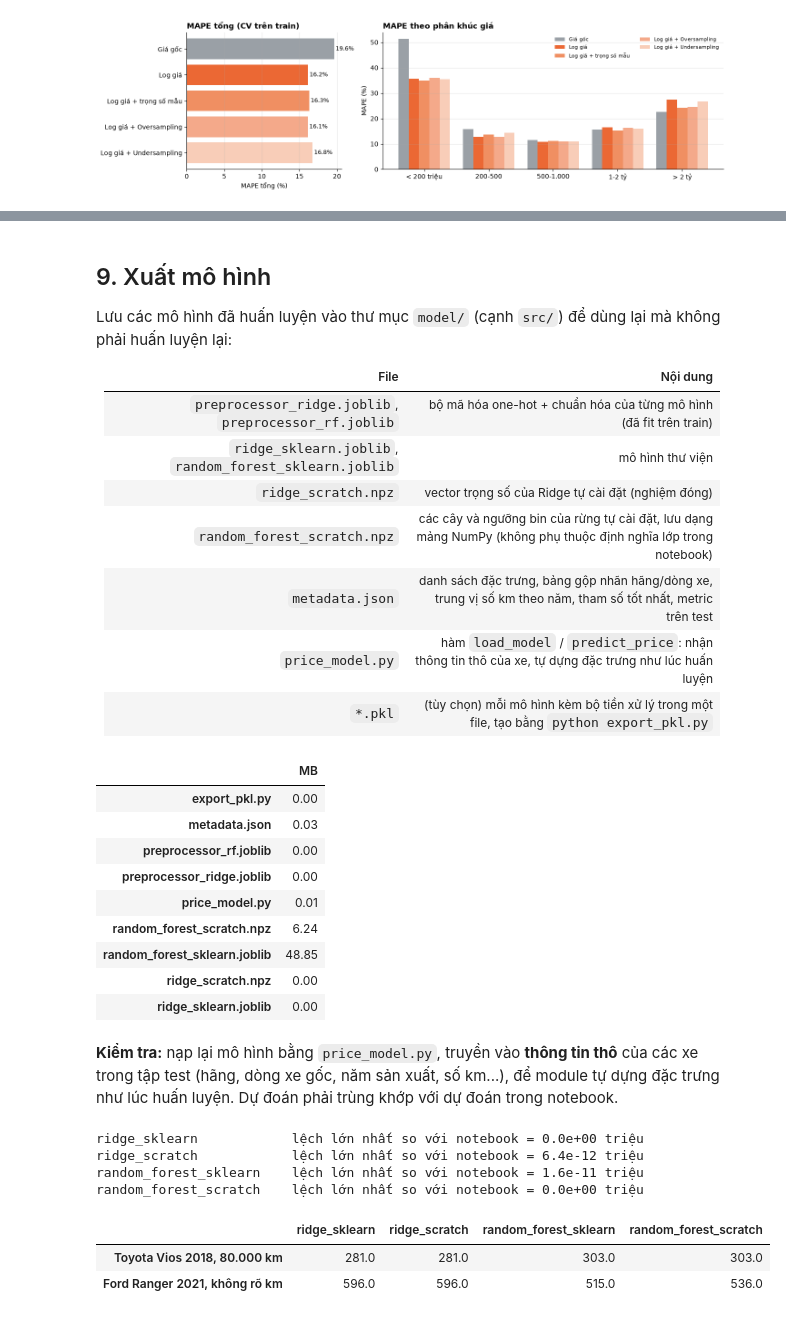
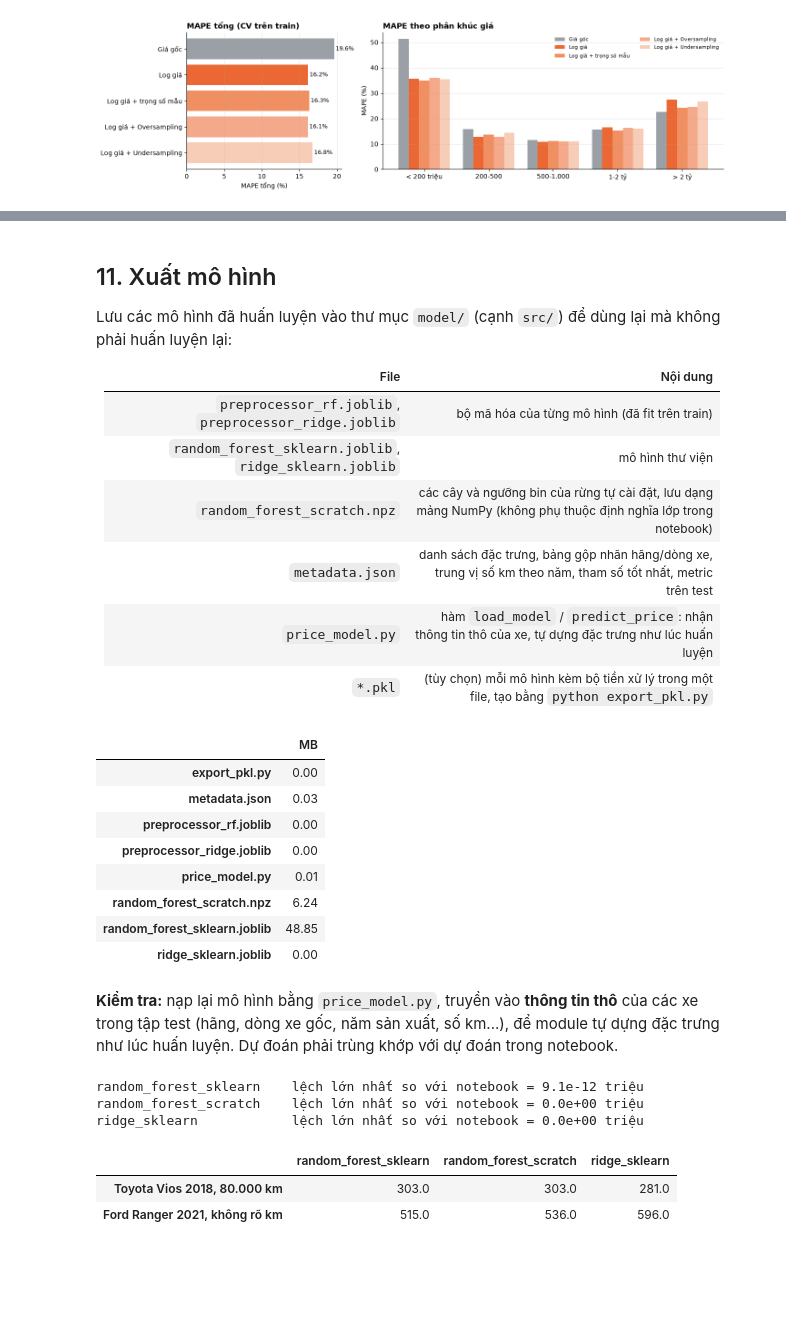
Before and after one commit to tiendc57/DataScience, a Jupyter notebook: src/model.ipynb, the cells around one changed output, grey strips where cells are left out. Saved outputs shown, nothing was run; the diff lists cells and outputs as text; code cells hidden in the pictures; blank space fills up the shorter version.

```diff
--- a/src/model.ipynb
+++ b/src/model.ipynb
@@ -755,11 +628,10 @@ res[seg_cols].round(3)
 | Random Forest - thư viện | 0.347 | 0.117 | 0.109 | 0.157 | 0.270 |
 | Random Forest - tự cài đặt | 0.356 | 0.116 | 0.108 | 0.158 | 0.304 |
 # %%
-SHOW = ["Ridge - thư viện", "Ridge - tự cài đặt (nghiệm đóng)", "Random Forest - thư viện", "Random Forest - tự cài đặt"]
+SHOW = ["Ridge - thư viện", "Random Forest - thư viện", "Random Forest - tự cài đặt"]
 SHORT = {"Baseline (trung vị)": "Baseline", "Ridge - thư viện": "Ridge (thư viện)",
-         "Ridge - tự cài đặt (nghiệm đóng)": "Ridge (tự cài đặt)", "Ridge - tự cài đặt (GD)": "Ridge (tự cài đặt, GD)",
          "Random Forest - thư viện": "RF (thư viện)", "Random Forest - tự cài đặt": "RF (tự cài đặt)"}
-COL = {"Baseline (trung vị)": GRAY, "Ridge - thư viện": BLUE, "Ridge - tự cài đặt (nghiệm đóng)": LIGHT_BLUE,
+COL = {"Baseline (trung vị)": GRAY, "Ridge - thư viện": BLUE,
        "Random Forest - thư viện": ORANGE, "Random Forest - tự cài đặt": LIGHT_ORANGE}
 
 fig, axes = plt.subplots(1, 2, figsize=(13, 4))
@@ -788,10 +660,10 @@ w = 0.8 / len(SHOW)
 x = np.arange(len(SEG_LABELS))
 for k, n in enumerate(SHOW):
     v = res.loc[n, seg_cols].values * 100
-    ax.bar(x + (k - 1.5) * w, v, w, color=COL[n], label=SHORT[n])
+    ax.bar(x + (k - (len(SHOW) - 1) / 2) * w, v, w, color=COL[n], label=SHORT[n])
 seg_n = pd.Series(seg_te).value_counts().reindex(SEG_LABELS)
 ax.set_xticks(x); ax.set_xticklabels([f"{s}\n({seg_n[s]} tin)" for s in SEG_LABELS])
 ax.set_ylabel("MAPE (%)"); ax.set_title("Sai số theo phân khúc giá: mô hình kém ở hai đầu thang giá", loc="left")
-ax.legend(frameon=False, ncol=4); ax.grid(axis="x", visible=False)
+ax.legend(frameon=False, ncol=len(SHOW)); ax.grid(axis="x", visible=False)
 save(fig, "m07_mape_phan_khuc"); plt.show()
 # %% [output]
@@ -1114,7 +1051,5 @@ fig.tight_layout(); save(fig, "m14_log_va_mat_can_bang"); plt.show()
 # %%
-FEAT_KEY = ["carbrand", "carmodel", "carorigin", "condition_ad", "gearbox", "fuel", "cartype", "carseats", "mfdate", "mileage_km"]
-key = df[FEAT_KEY].astype(str).agg("|".join, axis=1)
-twin = key.loc[idx_te].isin(set(key.loc[idx_tr])).values
+twin = te["group_key"].isin(set(tr["group_key"])).values
 used_te = (te["condition_ad"] == "Đã sử dụng").values
 
 groups = {"có bản sao trong train": twin, "  trong đó xe đã dùng": twin & used_te,
@@ -1122,7 +1057,7 @@ groups = {"có bản sao trong train": twin, "  trong đó xe đã dùng": twin
 rows = {}
 for g, msk in groups.items():
     rows[g] = {"số tin": int(msk.sum()), "% test": msk.mean() * 100}
-    for n in ["Ridge - thư viện", "Random Forest - thư viện"]:
+    for n in SHOW:
         rows[g][f"MAPE {SHORT[n]}"] = (np.abs(preds[n] - p_te) / p_te)[msk].mean()
 twin_tbl = pd.DataFrame(rows).T
 twin_tbl.round(3)
@@ -1137,13 +1097,12 @@ twin_tbl.round(3)
 # %% [markdown]
-## 9. Xuất mô hình
+## 11. Xuất mô hình
 
 Lưu các mô hình đã huấn luyện vào thư mục `model/` (cạnh `src/`) để dùng lại mà không phải huấn luyện lại:
 
 | File | Nội dung |
 |---|---|
-| `preprocessor_ridge.joblib`, `preprocessor_rf.joblib` | bộ mã hóa one-hot + chuẩn hóa của từng mô hình (đã fit trên train) |
-| `ridge_sklearn.joblib`, `random_forest_sklearn.joblib` | mô hình thư viện |
-| `ridge_scratch.npz` | vector trọng số của Ridge tự cài đặt (nghiệm đóng) |
+| `preprocessor_rf.joblib`, `preprocessor_ridge.joblib` | bộ mã hóa của từng mô hình (đã fit trên train) |
+| `random_forest_sklearn.joblib`, `ridge_sklearn.joblib` | mô hình thư viện |
 | `random_forest_scratch.npz` | các cây và ngưỡng bin của rừng tự cài đặt, lưu dạng mảng NumPy (không phụ thuộc định nghĩa lớp trong notebook) |
 | `metadata.json` | danh sách đặc trưng, bảng gộp nhãn hãng/dòng xe, trung vị số km theo năm, tham số tốt nhất, metric trên test |
 | `price_model.py` | hàm `load_model` / `predict_price`: nhận thông tin thô của xe, tự dựng đặc trưng như lúc huấn luyện |
@@ -1153,13 +1112,14 @@ import joblib, sklearn
 
 MODEL_DIR = Path("../model")
 MODEL_DIR.mkdir(exist_ok=True)
-(MODEL_DIR / "preprocessor.joblib").unlink(missing_ok=True)          # file của phiên bản cũ (một bộ tiền xử lý chung)
+# File của các phiên bản cũ: bộ tiền xử lý chung, Ridge tự cài đặt (đã bỏ)
+for old_file in ["preprocessor.joblib", "ridge_scratch.npz", "ridge_scratch.pkl"]:
+    (MODEL_DIR / old_file).unlink(missing_ok=True)
 
 joblib.dump(prep_lin, MODEL_DIR / "preprocessor_ridge.joblib", compress=3)
 joblib.dump(prep_tree, MODEL_DIR / "preprocessor_rf.joblib", compress=3)
 joblib.dump(ridge_lib, MODEL_DIR / "ridge_sklearn.joblib", compress=3)
 joblib.dump(rf_lib, MODEL_DIR / "random_forest_sklearn.joblib", compress=3)
-np.savez_compressed(MODEL_DIR / "ridge_scratch.npz", w=ridge_closed.w_)
 
 edges = rf_s.binner_.edges_
 payload = {"n_trees": len(rf_s.trees_), "edges": np.concatenate(edges),
@@ -1184,7 +1144,7 @@ metadata = {
     "mileage_median_by_year": {int(k): float(v) for k, v in km_med.items()},
     "mileage_median_all": float(df.loc[used & (df["mileage_missing"] == 0), "mileage_km"].median()),
     "categories": {c: sorted(df[c].unique().tolist()) for c in ["carorigin", "condition_ad", "gearbox", "fuel", "cartype"]},
-    "best_params": {"ridge_alpha_sklearn_scale": float(best_alpha_lib),
+    "best_params": {"ridge_alpha": float(best_alpha),
                     "random_forest_sklearn": rs_rf.best_params_,
                     "random_forest_scratch": {**best_cfg, "n_estimators": N_TREES}},
     "test_metrics": {k: {m: round(float(v), 4) for m, v in r.items()} for k, r in results.items()},
@@ -1204,39 +1164,37 @@ pd.Series({p.name: p.stat().st_size / 1e6 for p in sorted(MODEL_DIR.iterdir())
 | price_model.py | 0.01 |
 | random_forest_scratch.npz | 6.24 |
 | random_forest_sklearn.joblib | 48.85 |
-| ridge_scratch.npz | 0.00 |
 | ridge_sklearn.joblib | 0.00 |
 # %% [markdown]
 **Kiểm tra:** nạp lại mô hình bằng `price_model.py`, truyền vào **thông tin thô** của các xe trong tập test (hãng, dòng xe gốc, năm sản xuất, số km...), để module tự dựng đặc trưng như lúc huấn luyện. Dự đoán phải trùng khớp với dự đoán trong notebook.
 # %%
 sys.path.insert(0, str(MODEL_DIR))
 import importlib, price_model
 importlib.reload(price_model)
 
-name_map = {"ridge_sklearn": "Ridge - thư viện", "ridge_scratch": "Ridge - tự cài đặt (nghiệm đóng)",
-            "random_forest_sklearn": "Random Forest - thư viện", "random_forest_scratch": "Random Forest - tự cài đặt"}
+name_map = {"random_forest_sklearn": "Random Forest - thư viện", "random_forest_scratch": "Random Forest - tự cài đặt",
+            "ridge_sklearn": "Ridge - thư viện"}
 raw_test = te[["carbrand", "carmodel", "carorigin", "condition_ad", "gearbox", "fuel", "cartype", "carseats",
                "mfdate", "mileage_km", "mileage_missing"]]
 for key, label in name_map.items():
     p_loaded = price_model.predict_price(price_model.load_model(key), raw_test)
     print(f"{key:24s} lệch lớn nhất so với notebook = {np.abs(p_loaded - preds[label]).max():.1e} triệu")
     assert np.allclose(p_loaded, preds[label], rtol=1e-9, atol=1e-6)
 
 demo = pd.DataFrame([
     {"carbrand": "Toyota", "carmodel": "Vios", "carorigin": "Việt Nam", "condition_ad": "Đã sử dụng", "gearbox": "Tự động",
      "fuel": "Xăng", "cartype": "Sedan", "carseats": 5, "mfdate": 2018, "mileage_km": 80000},
     {"carbrand": "Ford", "carmodel": "Ranger", "carorigin": "Thái Lan", "condition_ad": "Đã sử dụng", "gearbox": "Tự động",
      "fuel": "Dầu", "cartype": "Pick-up (bán tải)", "carseats": 5, "mfdate": 2021, "mileage_km": None},
 ])
 out = pd.DataFrame({k: price_model.predict_price(price_model.load_model(k), demo) for k in name_map},
                    index=["Toyota Vios 2018, 80.000 km", "Ford Ranger 2021, không rõ km"]).round(0)
 out
 # %% [output]
+random_forest_sklearn    lệch lớn nhất so với notebook = 9.1e-12 triệu
+random_forest_scratch    lệch lớn nhất so với notebook = 0.0e+00 triệu
 ridge_sklearn            lệch lớn nhất so với notebook = 0.0e+00 triệu
-ridge_scratch            lệch lớn nhất so với notebook = 6.4e-12 triệu
-random_forest_sklearn    lệch lớn nhất so với notebook = 1.6e-11 triệu
-random_forest_scratch    lệch lớn nhất so với notebook = 0.0e+00 triệu
-|  | ridge_sklearn | ridge_scratch | random_forest_sklearn | random_forest_scratch |
-| Toyota Vios 2018, 80.000 km | 281.0 | 281.0 | 303.0 | 303.0 |
-| Ford Ranger 2021, không rõ km | 596.0 | 596.0 | 515.0 | 536.0 |
+|  | random_forest_sklearn | random_forest_scratch | ridge_sklearn |
+| Toyota Vios 2018, 80.000 km | 303.0 | 303.0 | 281.0 |
+| Ford Ranger 2021, không rõ km | 515.0 | 536.0 | 596.0 |
 # %% [markdown]
```
Also changed, not shown: parts of 57 cells of this notebook, 12 other files.
